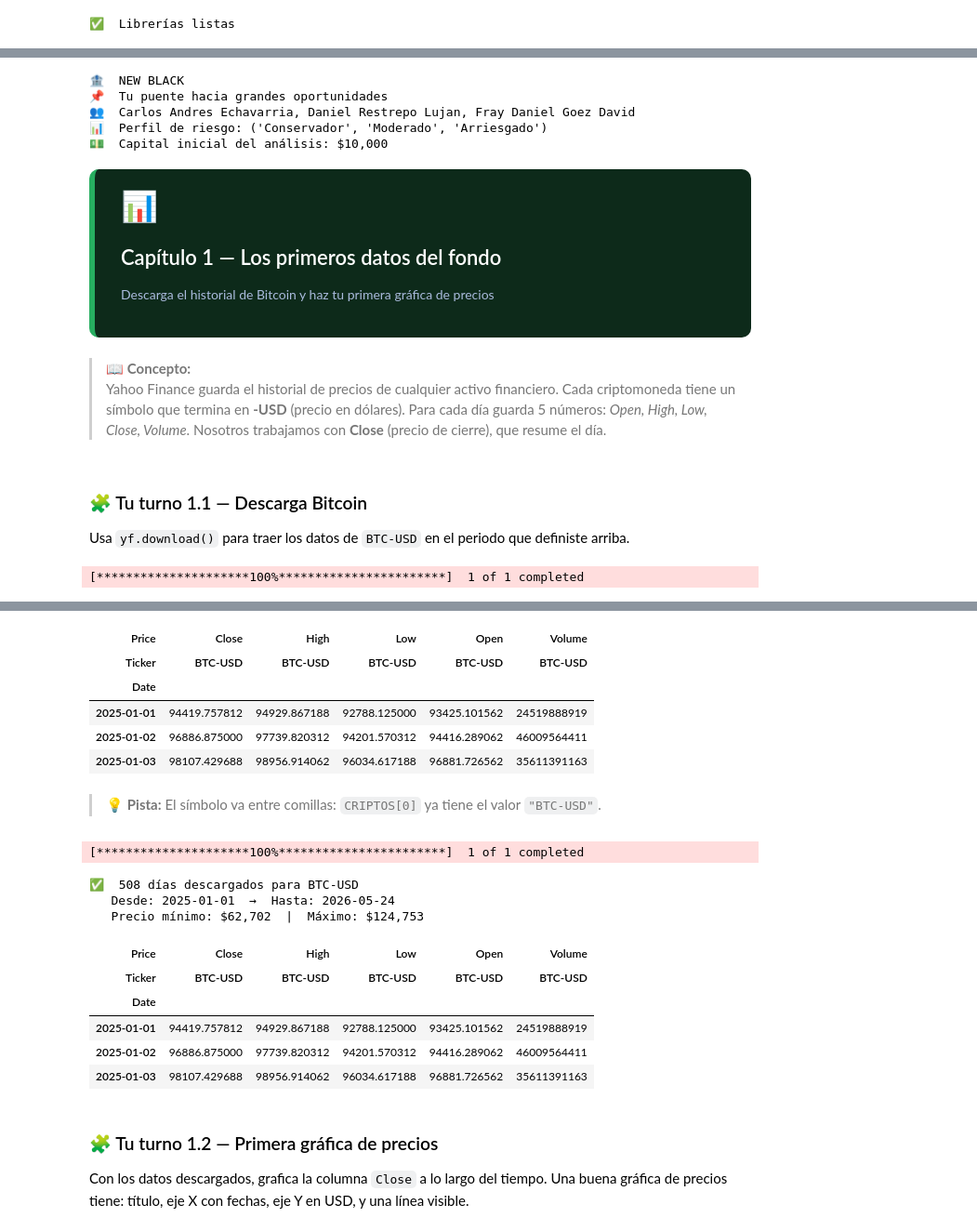
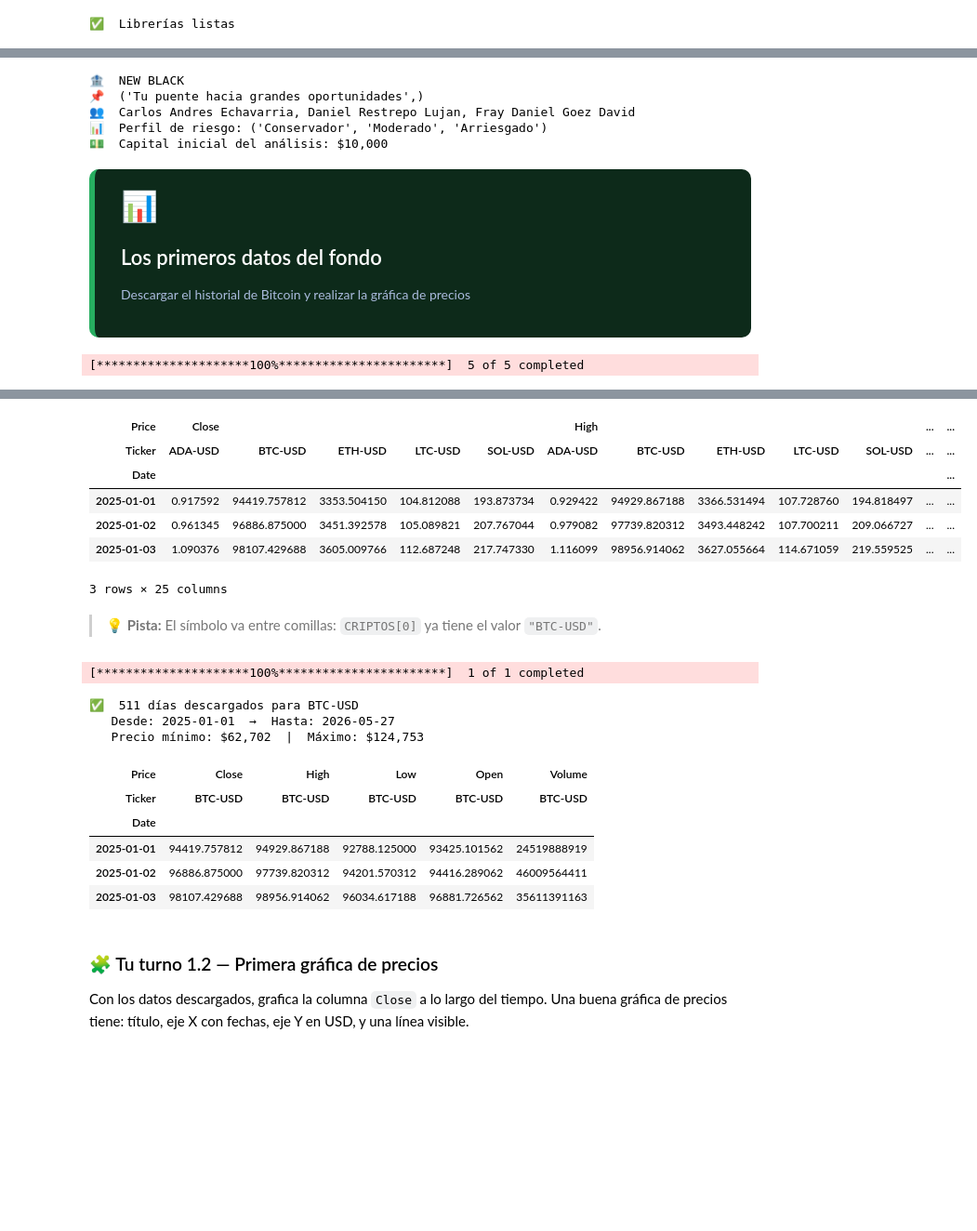
Before and after one commit to fraygoezdavid/Lenguajes_de_programacion, a Jupyter notebook: laboratorio_new_black.ipynb, the cells around one changed output, grey strips where cells are left out. Shown at 93% size. Drawn from its saved outputs; the diff is of its cells as text; code cells hidden in the pictures; blank space fills up the shorter version.

```diff
--- a/laboratorio_new_black.ipynb
+++ b/laboratorio_new_black.ipynb
@@ -89,9 +60,9 @@ automáticamente en los títulos, la app y el disclaimer.
 # %%
-# ── Celda 0.2 — Identidad de tu fondo ─────────────────────────────────────
+# ── Celda 0.2 — Identidad deL fondo ─────────────────────────────────────
 # ✏️  EDITA ESTOS VALORES CON LOS DATOS DE TU EQUIPO
 
 NOMBRE_FONDO   = "NEW BLACK"          # nombre de tu fondo
-ESLOGAN        = "Tu puente hacia grandes oportunidades"  # eslogan en una frase
+ESLOGAN        = "Tu puente hacia grandes oportunidades",  # eslogan en una frase
 INTEGRANTES    = ["Carlos Andres Echavarria", "Daniel Restrepo Lujan", "Fray Daniel Goez David"]
 COLOR_PRIMARIO = "#1B4F8C"   # color principal del fondo (hex)
 COLOR_ACENTO   = "#E8A020"   # color de acento
@@ -104,8 +75,8 @@ FECHA_FIN       = "2026-05-28"
 
 # ── Criptomonedas del concurso ──────────────────────────────────────────────
 # Empezamos con Bitcoin — iremos agregando las demás progresivamente
-CRIPTOS  = ["BTC-USD"]       # ← iremos expandiendo esta lista
-NOMBRES  = ["Bitcoin"]
+CRIPTOS  = ["BTC-USD", "ETH-USD", "SOL-USD", "ADA-USD", "LTC-USD"]       # ← iremos expandiendo esta lista
+NOMBRES  = ["Bitcoin", "Ethereum", "Solana", "Cardano", "Litecoin"]
 COLORES  = ["#F7931A"]
 
 print(f"🏦  {NOMBRE_FONDO}")
@@ -115,7 +86,7 @@ print(f"📊  Perfil de riesgo: {PERFIL_RIESGO}")
 print(f"💵  Capital inicial del análisis: ${CAPITAL_INICIAL:,}")
 # %% [output]
 🏦  NEW BLACK
-📌  Tu puente hacia grandes oportunidades
+📌  ('Tu puente hacia grandes oportunidades',)
 👥  Carlos Andres Echavarria, Daniel Restrepo Lujan, Fray Daniel Goez David
 📊  Perfil de riesgo: ('Conservador', 'Moderado', 'Arriesgado')
 💵  Capital inicial del análisis: $10,000
@@ -123,31 +94,21 @@ print(f"💵  Capital inicial del análisis: ${CAPITAL_INICIAL:,}")
 <div style="background:#0D2A1A;padding:28px 28px 22px;border-radius:10px;
 border-left:6px solid #27ae60;font-family:Arial,sans-serif;color:white;margin:8px 0">
 <span style="font-size:32px">📊</span>
-<h2 style="margin:6px 0 4px;font-size:22px">Capítulo 1 — Los primeros datos del fondo</h2><p style="color:#aabbdd;font-size:14px;margin:6px 0 0">Descarga el historial de Bitcoin y haz tu primera gráfica de precios</p>
+<h2 style="margin:6px 0 4px;font-size:22px">Los primeros datos del fondo</h2><p style="color:#aabbdd;font-size:14px;margin:6px 0 0">Descargar el historial de Bitcoin y realizar la gráfica de precios</p>
 </div>
-# %% [markdown]
-> 📖 **Concepto:**
-> Yahoo Finance guarda el historial de precios de cualquier activo financiero.
-Cada criptomoneda tiene un símbolo que termina en **-USD** (precio en dólares).
-Para cada día guarda 5 números: *Open, High, Low, Close, Volume*.
-Nosotros trabajamos con **Close** (precio de cierre), que resume el día.
-# %% [markdown]
-### 🧩 Tu turno 1.1 — Descarga Bitcoin
-
-Usa `yf.download()` para traer los datos de `BTC-USD` en el periodo que definiste arriba.
 # %%
 # ── Celda 1.1 — Descarga de datos ──────────────────────────────────────────
 # 📝  Completa los espacios con ___
 
 datos_raw = yf.download (
-    CRIPTOS[0],                          # símbolo: usa CRIPTOS[0]
+    CRIPTOS,                          # símbolo: usa CRIPTOS[0]
     start = FECHA_INICIO,                  # fecha inicio: usa FECHA_INICIO
     end   = FECHA_FIN,                  # fecha fin:    usa FECHA_FIN
     auto_adjust = True            # precios ajustados: déjalo en True
 )
 
-print(f"Filas descargadas: {len(datos_raw)}")
-print(f"Columnas:          {list(datos_raw.columns.get_level_values(0).unique())}")
+print(f"\nFilas descargadas: {len(datos_raw)}")
+print(f"Columnas: {list(datos_raw.columns.get_level_values(0).unique())}")
 datos_raw.head(3)
 # %% [output]
-[*********************100%***********************]  1 of 1 completed
+[*********************100%***********************]  5 of 5 completed
@@ -156,13 +117,14 @@ Columnas:          ['Close', 'High', 'Low', 'Open', 'Volume']
-| Price | Close | High | Low | Open | Volume |
-| Ticker | BTC-USD | BTC-USD | BTC-USD | BTC-USD | BTC-USD |
-| Date |  |  |  |  |  |
-| 2025-01-01 | 94419.757812 | 94929.867188 | 92788.125000 | 93425.101562 | 24519888919 |
-| 2025-01-02 | 96886.875000 | 97739.820312 | 94201.570312 | 94416.289062 | 46009564411 |
-| 2025-01-03 | 98107.429688 | 98956.914062 | 96034.617188 | 96881.726562 | 35611391163 |
+| Price | Close |  |  |  |  | High |  |  |  |  | ... | ... |
+| Ticker | ADA-USD | BTC-USD | ETH-USD | LTC-USD | SOL-USD | ADA-USD | BTC-USD | ETH-USD | LTC-USD | SOL-USD | ... | ... |
+| Date |  |  |  |  |  |  |  |  |  |  |  | ... |
+| 2025-01-01 | 0.917592 | 94419.757812 | 3353.504150 | 104.812088 | 193.873734 | 0.929422 | 94929.867188 | 3366.531494 | 107.728760 | 194.818497 | ... | ... |
+| 2025-01-02 | 0.961345 | 96886.875000 | 3451.392578 | 105.089821 | 207.767044 | 0.979082 | 97739.820312 | 3493.448242 | 107.700211 | 209.066727 | ... | ... |
+| 2025-01-03 | 1.090376 | 98107.429688 | 3605.009766 | 112.687248 | 217.747330 | 1.116099 | 98956.914062 | 3627.055664 | 114.671059 | 219.559525 | ... | ... |
+3 rows × 25 columns
 # %% [markdown]
 > 💡 **Pista:** El símbolo va entre comillas: `CRIPTOS[0]` ya tiene el valor `"BTC-USD"`.
 # %%
-#@title ✅  Solución 1.1 — Descarga de Bitcoin  —  haz clic en ► para ver
+#@title ✅  Solución 1.1 — Descarga de Criptomonedas  —  haz clic en ► para ver
 
 datos_raw = yf.download(
     CRIPTOS[0],
@@ -170,16 +132,16 @@ datos_raw = yf.download(
     end         = FECHA_FIN,
     auto_adjust = True
 )
-precios_btc = datos_raw["Close"].squeeze()
+precios = datos_raw["Close"]["BTC-USD"].dropna()
 
-print(f"✅  {len(datos_raw)} días descargados para {CRIPTOS[0]}")
+print(f"\n✅  {len(datos_raw)} días descargados para {CRIPTOS[0]}")
 print(f"   Desde: {datos_raw.index.min().date()}  →  Hasta: {datos_raw.index.max().date()}")
-print(f"   Precio mínimo: ${precios_btc.min():,.0f}  |  Máximo: ${precios_btc.max():,.0f}")
+print(f"   Precio mínimo: ${precios.min():,.0f}  |  Máximo: ${precios.max():,.0f}")
 datos_raw.head(3)
 # %% [output]
 [*********************100%***********************]  1 of 1 completed
-✅  508 días descargados para BTC-USD
-   Desde: 2025-01-01  →  Hasta: 2026-05-24
+✅  511 días descargados para BTC-USD
+   Desde: 2025-01-01  →  Hasta: 2026-05-27
    Precio mínimo: $62,702  |  Máximo: $124,753
 | Price | Close | High | Low | Open | Volume |
 | Ticker | BTC-USD | BTC-USD | BTC-USD | BTC-USD | BTC-USD |
```
Also changed, not shown: parts of 23 cells of this notebook.
